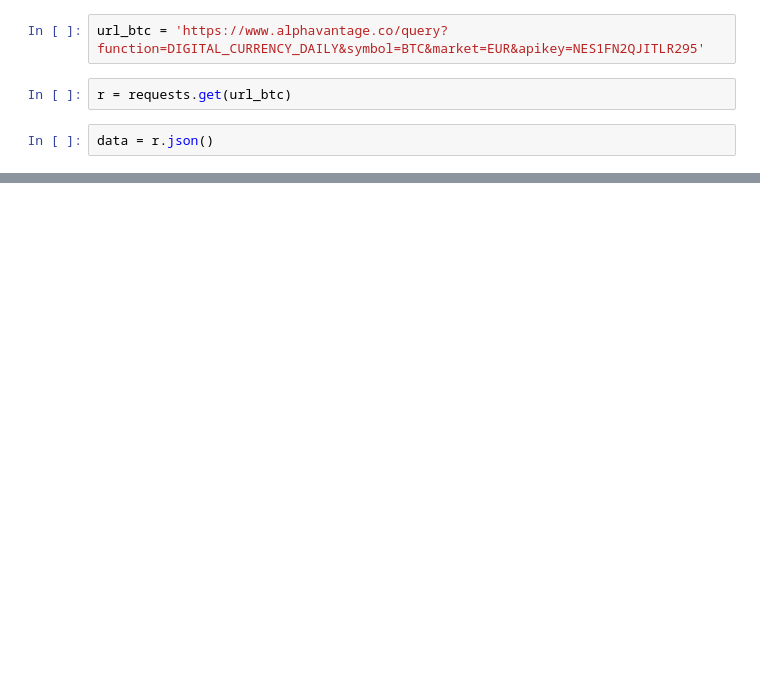
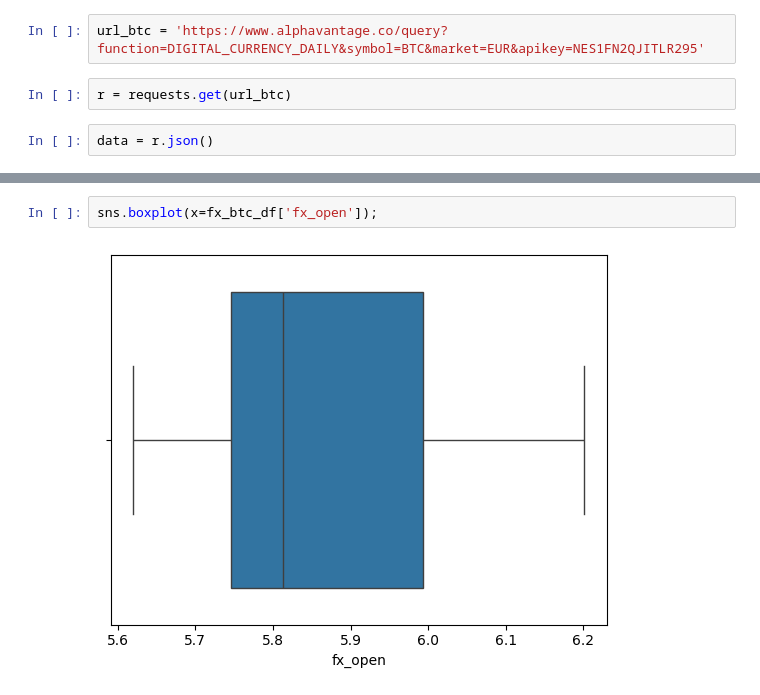
Before and after one commit to GabrielFePL/Machine-Learning-Fatec-Matao, a Jupyter notebook: Test1_07_05/Test_Machine_Learning.ipynb, the cells around one changed output, grey strips where cells are left out. Cells and saved outputs as stored; diff of their text form; blank space fills up the shorter version.

```diff
--- a/Test1_07_05/Test_Machine_Learning.ipynb
+++ b/Test1_07_05/Test_Machine_Learning.ipynb
@@ -224,0 +222,4 @@ btc_df
+# %%
+sns.boxplot(x=fx_btc_df['fx_open']);
+# %% [output]
+[figure, added]
```
Also changed, not shown: parts of 40 cells of this notebook, 1 other file.
